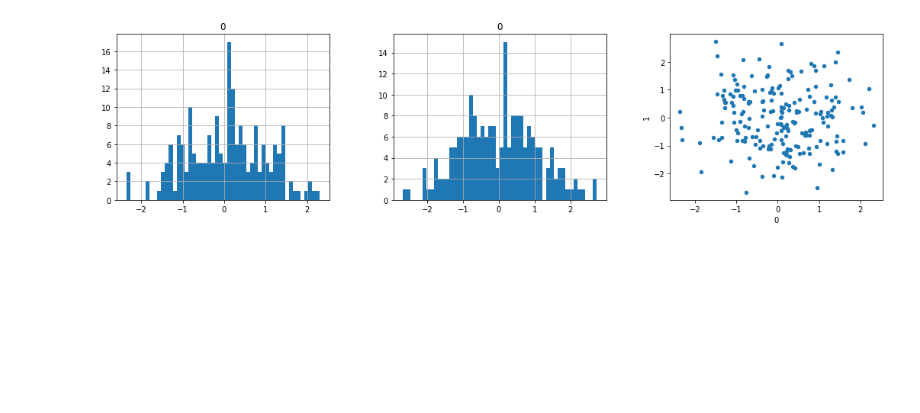
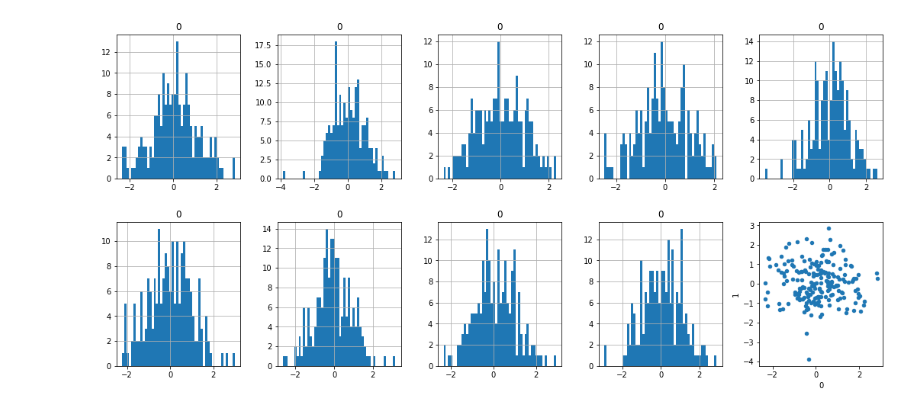
Before and after one commit to e-hall-hoffarth/bayesian_polarisation, a Jupyter notebook: bayesian_polariasation.ipynb, the cells around one changed output. Cells and saved outputs as stored; diff of their text form; code cells hidden in the pictures; blank space fills up the shorter version.

```diff
--- a/bayesian_polariasation.ipynb
+++ b/bayesian_polariasation.ipynb
@@ -73,19 +79,20 @@ n_agents = 200
 n_considered = 10
 n_replace = 0
 # n_replace = n_agents // 5
-n_views = 2
+n_views = 9
 n_iter = 10
 extreme_bias = 1.5
+dist_ord = 1/2
 
 i = 0
 view_mat = jax.random.normal(key, (n_agents, n_views))
 init_view_mat = jnp.array(np.copy(view_mat))
 # %%
-fig, axes = plt.subplots(1, n_views + 1, figsize=(18, 4))
+fig, axes = plt.subplots(2, (n_views + 1) // 2, figsize=(18, 8))
 for i in range(n_views):
-    _ =  pd.DataFrame(init_view_mat[:, i]).hist(bins=(n_agents//4), ax=axes[i])
-_ = pd.DataFrame(init_view_mat).plot(x=0, y=1, kind='scatter', ax=axes[-1])
+    _ =  pd.DataFrame(init_view_mat[:, i]).hist(bins=(n_agents//4), ax=axes.flatten()[i])
+_ = pd.DataFrame(init_view_mat).plot(x=0, y=1, kind='scatter', ax=axes.flatten()[-1])
 plt.savefig(f'./latex/images/{n_agents}_{n_considered}_{n_replace}_{n_views}_{i}.png')
 # %% [output]
-[figure, old version]
+[figure, new version]
 # %%
```
Also changed, not shown: parts of 9 cells of this notebook.
